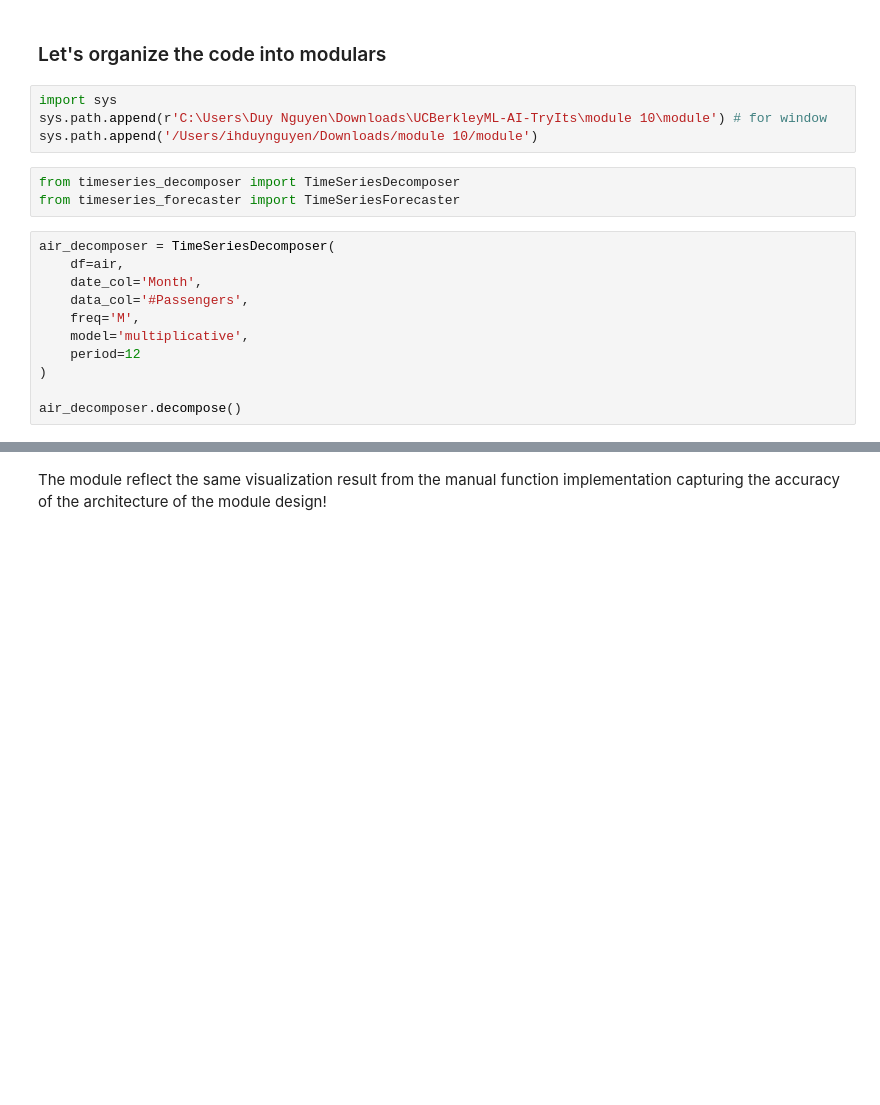
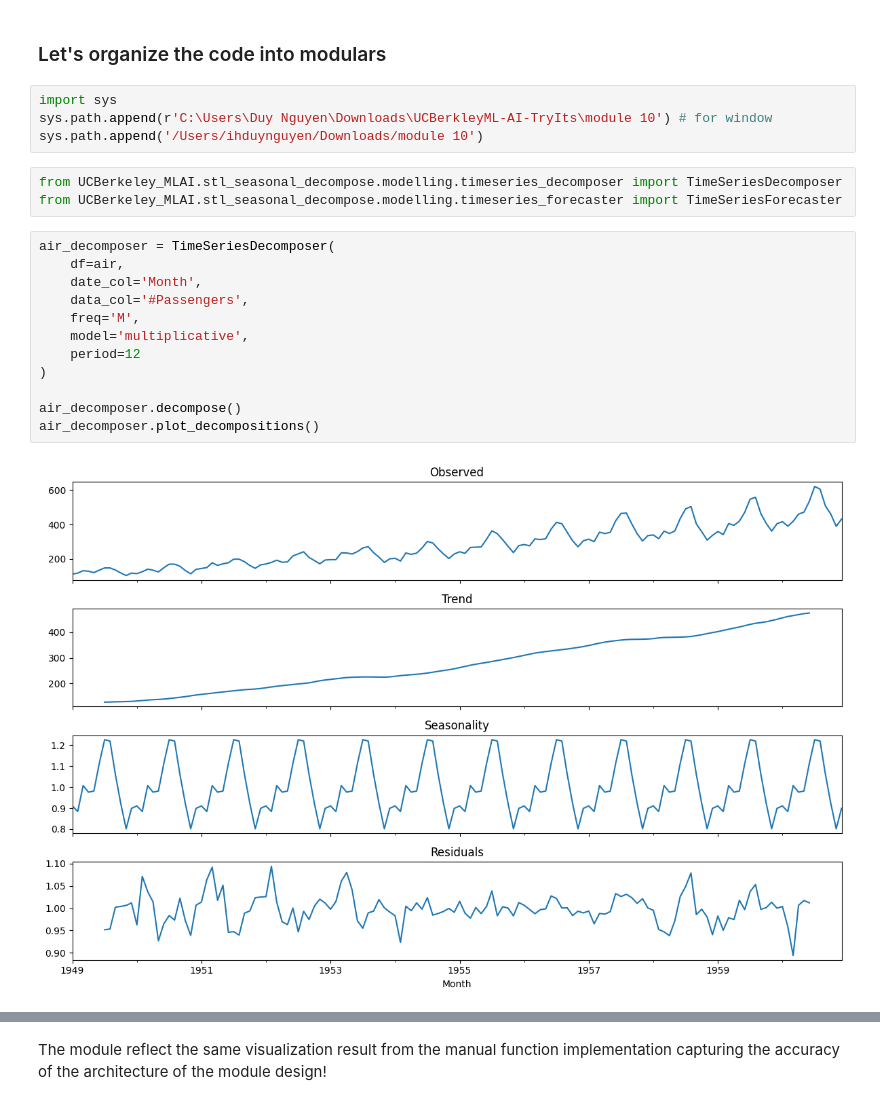
Before and after one commit to dcnguyen060899/UCBerkleyML-AI-TryIts, a Jupyter notebook: module 10/src/try-it-10.1-starter.ipynb, the cells around one changed output, grey strips where cells are left out. Saved outputs shown, nothing was run; the diff lists cells and outputs as text; blank space fills up the shorter version.

```diff
--- a/module 10/src/try-it-10.1-starter.ipynb
+++ b/module 10/src/try-it-10.1-starter.ipynb
@@ -124,19 +124,22 @@ Overall, we can clearly see that additive model decomposition make the four grap
 ### Let's organize the code into modulars
 # %%
 import sys
-sys.path.append(r'C:\Users\Duy Nguyen\Downloads\UCBerkleyML-AI-TryIts\module 10\module') # for window
-sys.path.append('/Users/ihduynguyen/Downloads/module 10/module')
+sys.path.append(r'C:\Users\Duy Nguyen\Downloads\UCBerkleyML-AI-TryIts\module 10') # for window
+sys.path.append('/Users/ihduynguyen/Downloads/module 10')
 # %%
-from timeseries_decomposer import TimeSeriesDecomposer
-from timeseries_forecaster import TimeSeriesForecaster
+from UCBerkeley_MLAI.stl_seasonal_decompose.modelling.timeseries_decomposer import TimeSeriesDecomposer
+from UCBerkeley_MLAI.stl_seasonal_decompose.modelling.timeseries_forecaster import TimeSeriesForecaster
 # %%
 air_decomposer = TimeSeriesDecomposer(
     df=air,
     date_col='Month',
     data_col='#Passengers',
     freq='M',
     model='multiplicative',
     period=12
 )
 
 air_decomposer.decompose()
+air_decomposer.plot_decompositions()
+# %% [output]
+[figure, added]
```
Also changed, not shown: parts of 2 cells of this notebook, 16 other files.
